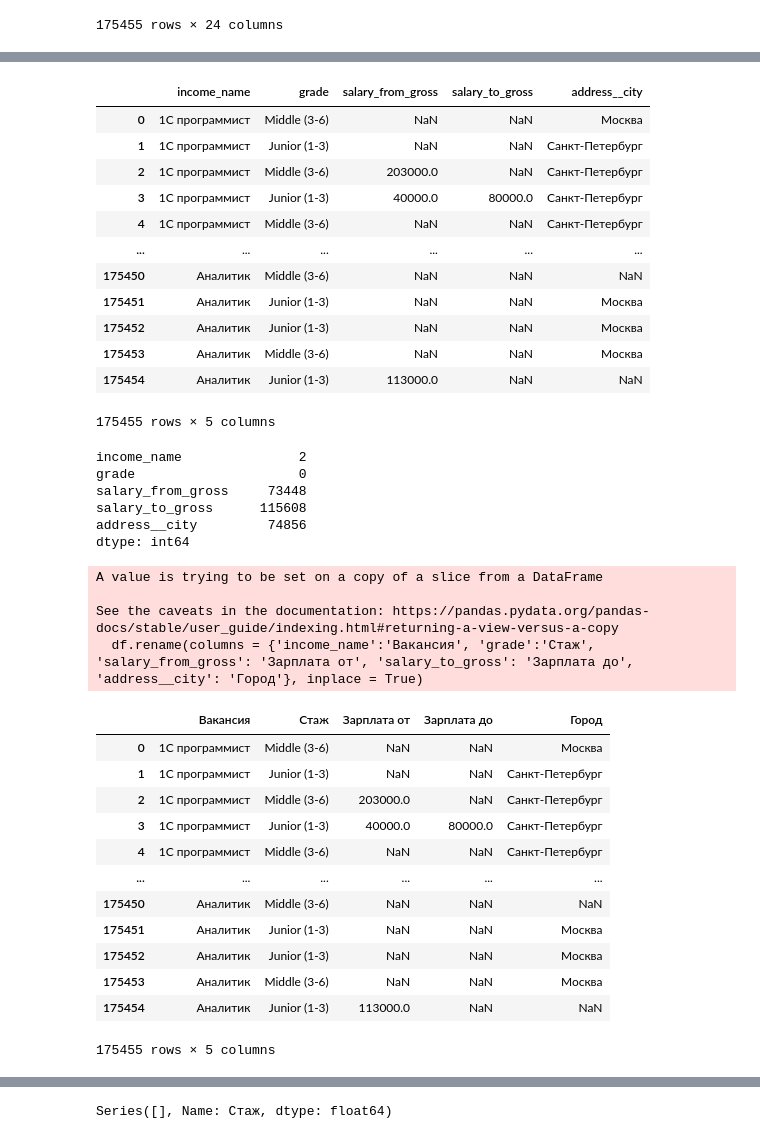
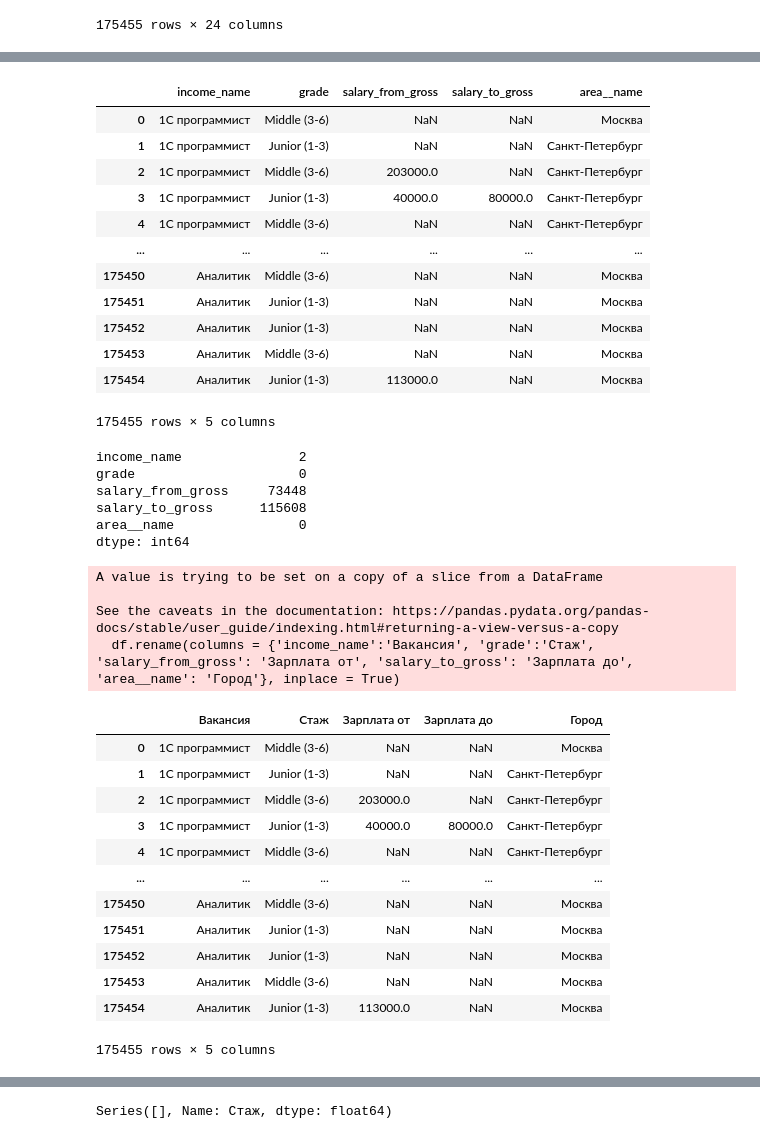
Before and after one commit to LadHrAnalytics/ML_HR, a Jupyter notebook: Notebooks/Analysis_hh.ipynb, the cells around one changed output, grey strips where cells are left out. Saved outputs shown, nothing was run; the diff lists cells and outputs as text; code cells hidden in the pictures.

```diff
--- a/Notebooks/Analysis_hh.ipynb
+++ b/Notebooks/Analysis_hh.ipynb
@@ -22,19 +32,19 @@ df
 # %%
-df = df[['income_name', 'grade', 'salary_from_gross', 'salary_to_gross', 'address__city']]
+df = df[['income_name', 'grade', 'salary_from_gross', 'salary_to_gross', 'area__name']]
 df
 # %% [output]
-|  | income_name | grade | salary_from_gross | salary_to_gross | address__city |
+|  | income_name | grade | salary_from_gross | salary_to_gross | area__name |
 | 0 | 1С программист | Middle (3-6) | NaN | NaN | Москва |
 | 1 | 1С программист | Junior (1-3) | NaN | NaN | Санкт-Петербург |
 | 2 | 1С программист | Middle (3-6) | 203000.0 | NaN | Санкт-Петербург |
 | 3 | 1С программист | Junior (1-3) | 40000.0 | 80000.0 | Санкт-Петербург |
 | 4 | 1С программист | Middle (3-6) | NaN | NaN | Санкт-Петербург |
 | ... | ... | ... | ... | ... | ... |
-| 175450 | Аналитик | Middle (3-6) | NaN | NaN | NaN |
+| 175450 | Аналитик | Middle (3-6) | NaN | NaN | Москва |
 | 175451 | Аналитик | Junior (1-3) | NaN | NaN | Москва |
 | 175452 | Аналитик | Junior (1-3) | NaN | NaN | Москва |
 | 175453 | Аналитик | Middle (3-6) | NaN | NaN | Москва |
-| 175454 | Аналитик | Junior (1-3) | 113000.0 | NaN | NaN |
+| 175454 | Аналитик | Junior (1-3) | 113000.0 | NaN | Москва |
 175455 rows × 5 columns
 # %%
 df.isna().sum()
@@ -43,16 +53,16 @@ income_name               2
 grade                     0
 salary_from_gross     73448
 salary_to_gross      115608
-address__city         74856
+area__name                0
 dtype: int64
 # %%
-df.rename(columns = {'income_name':'Вакансия', 'grade':'Стаж', 'salary_from_gross': 'Зарплата от', 'salary_to_gross': 'Зарплата до', 'address__city': 'Город'}, inplace = True)
+df.rename(columns = {'income_name':'Вакансия', 'grade':'Стаж', 'salary_from_gross': 'Зарплата от', 'salary_to_gross': 'Зарплата до', 'area__name': 'Город'}, inplace = True)
 df
 # %% [output]
 A value is trying to be set on a copy of a slice from a DataFrame
 
 See the caveats in the documentation: https://pandas.pydata.org/pandas-docs/stable/user_guide/indexing.html#returning-a-view-versus-a-copy
-  df.rename(columns = {'income_name':'Вакансия', 'grade':'Стаж', 'salary_from_gross': 'Зарплата от', 'salary_to_gross': 'Зарплата до', 'address__city': 'Город'}, inplace = True)
+  df.rename(columns = {'income_name':'Вакансия', 'grade':'Стаж', 'salary_from_gross': 'Зарплата от', 'salary_to_gross': 'Зарплата до', 'area__name': 'Город'}, inplace = True)
 |  | Вакансия | Стаж | Зарплата от | Зарплата до | Город |
 | 0 | 1С программист | Middle (3-6) | NaN | NaN | Москва |
 | 1 | 1С программист | Junior (1-3) | NaN | NaN | Санкт-Петербург |
@@ -60,9 +70,9 @@ See the caveats in the documentation: https://pandas.pydata.org/pandas-docs/stab
 | 3 | 1С программист | Junior (1-3) | 40000.0 | 80000.0 | Санкт-Петербург |
 | 4 | 1С программист | Middle (3-6) | NaN | NaN | Санкт-Петербург |
 | ... | ... | ... | ... | ... | ... |
-| 175450 | Аналитик | Middle (3-6) | NaN | NaN | NaN |
+| 175450 | Аналитик | Middle (3-6) | NaN | NaN | Москва |
 | 175451 | Аналитик | Junior (1-3) | NaN | NaN | Москва |
 | 175452 | Аналитик | Junior (1-3) | NaN | NaN | Москва |
 | 175453 | Аналитик | Middle (3-6) | NaN | NaN | Москва |
-| 175454 | Аналитик | Junior (1-3) | 113000.0 | NaN | NaN |
+| 175454 | Аналитик | Junior (1-3) | 113000.0 | NaN | Москва |
 175455 rows × 5 columns
```
Also changed, not shown: parts of 10 cells of this notebook.
